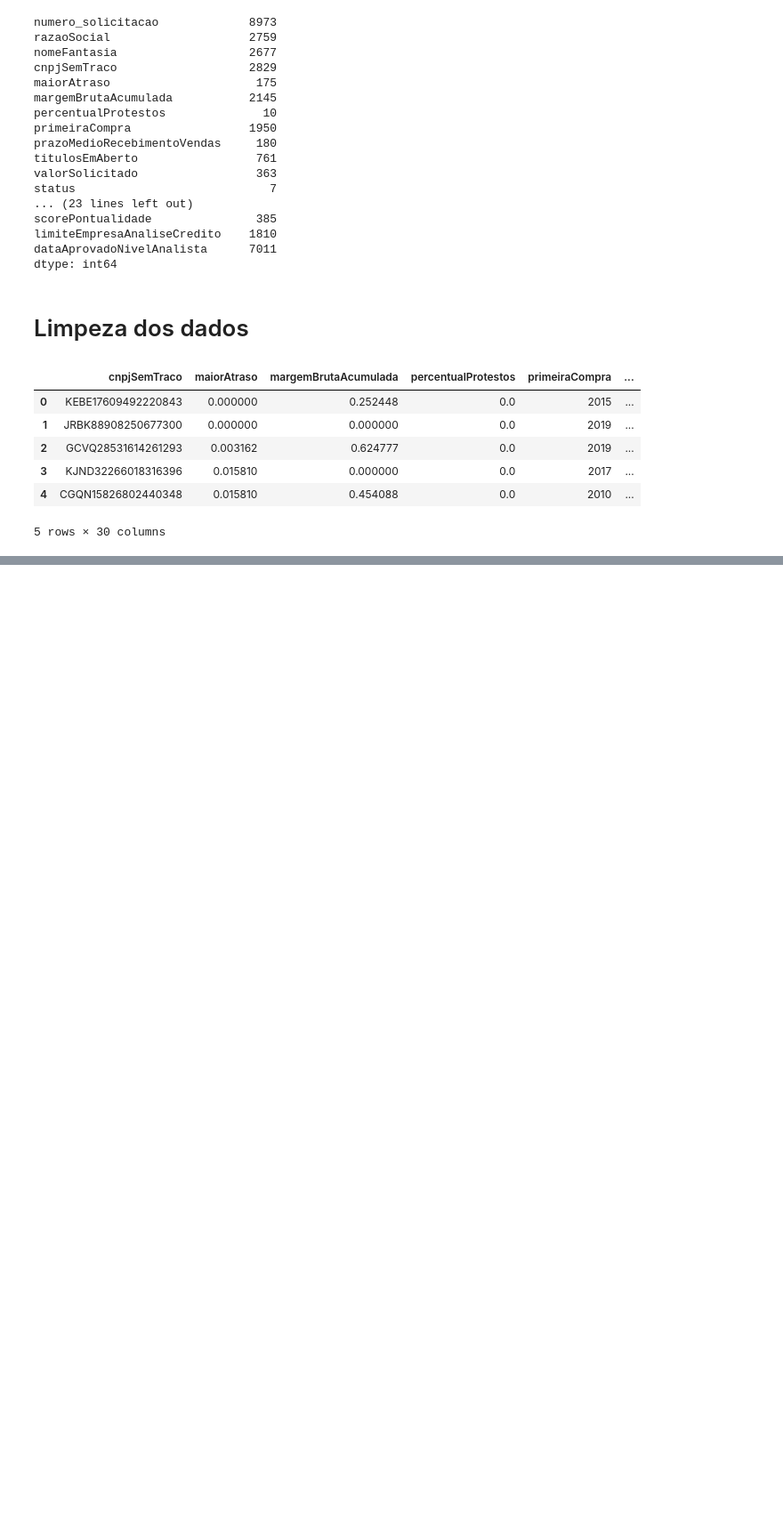
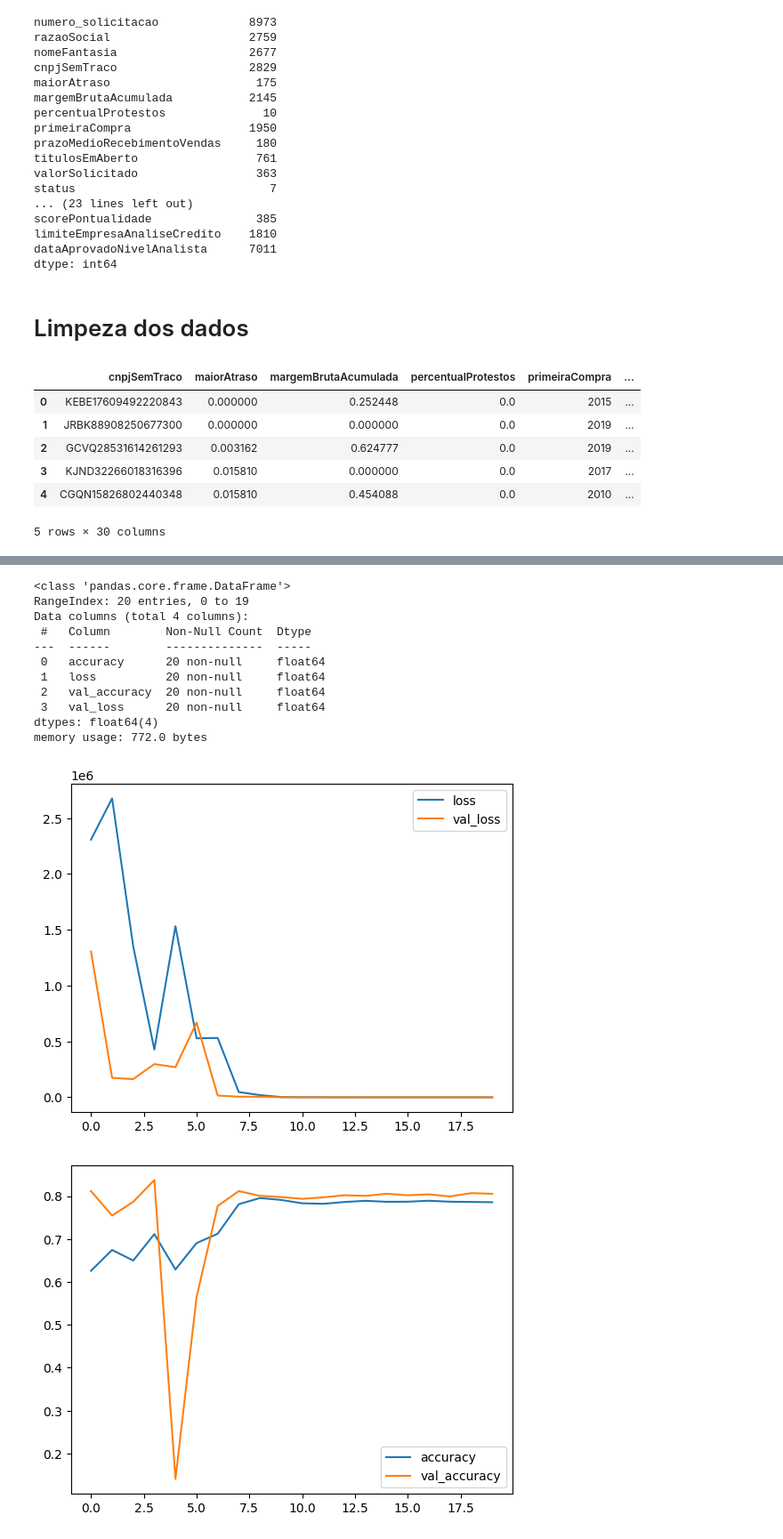
Before and after one commit to agathapr/SaleSight, a Jupyter notebook: analytics/main.ipynb, the cells around one changed output, grey strips where cells are left out. Shown: that part at 89% size. Saved outputs shown, nothing was run; the diff lists cells and outputs as text; code cells hidden in the pictures; blank space fills up the shorter version.

```diff
--- a/analytics/main.ipynb
+++ b/analytics/main.ipynb
@@ -171,0 +172,6 @@ df_clean.head(5)
+# %%
+from sklearn.model_selection import train_test_split
+
+X = df_clean.drop(['status', 'cnpjSemTraco'], axis=1)
+Y = df_clean['status']
+X_treino, X_teste, Y_treino, Y_teste = train_test_split(X, Y, test_size=0.2)
@@ -171,0 +197,17 @@ df_clean.head(5)
+# %%
+# Criar o modelo MLP
+input_shape = X_treino.shape[1]
+
+model = tf.keras.models.Sequential([
+  tf.keras.layers.Flatten(input_shape=(input_shape,)),
+  tf.keras.layers.Dense(1000, activation='relu'),
+  tf.keras.layers.Dense(250, activation='relu'),
+  tf.keras.layers.Dense(125, activation='relu'),
+  tf.keras.layers.Dense(7, activation='softmax')
+])
+# %%
+# Compilar o modelo MLP
+model.compile(optimizer= 'adam', loss='sparse_categorical_crossentropy', metrics=['accuracy'])
+# %%
+# Treinar o modelo MLP
+epocas_hist = model.fit(X_treino, Y_treino, epochs=20, validation_split=0.2)
@@ -171,0 +232,20 @@ df_clean.head(5)
+# %%
+df_historico = pd.DataFrame(epocas_hist.history)
+df_historico.info()
+
+df_historico[['loss','val_loss']].plot();
+df_historico[['accuracy','val_accuracy']].plot();
+# %% [output]
+<class 'pandas.core.frame.DataFrame'>
+RangeIndex: 20 entries, 0 to 19
+Data columns (total 4 columns):
+ #   Column        Non-Null Count  Dtype
+---  ------        --------------  -----
+ 0   accuracy      20 non-null     float64
+ 1   loss          20 non-null     float64
+ 2   val_accuracy  20 non-null     float64
+ 3   val_loss      20 non-null     float64
+dtypes: float64(4)
+memory usage: 772.0 bytes
+[figure, added]
+[figure, added]
```
Also changed, not shown: parts of 8 cells of this notebook, 1 other file.
